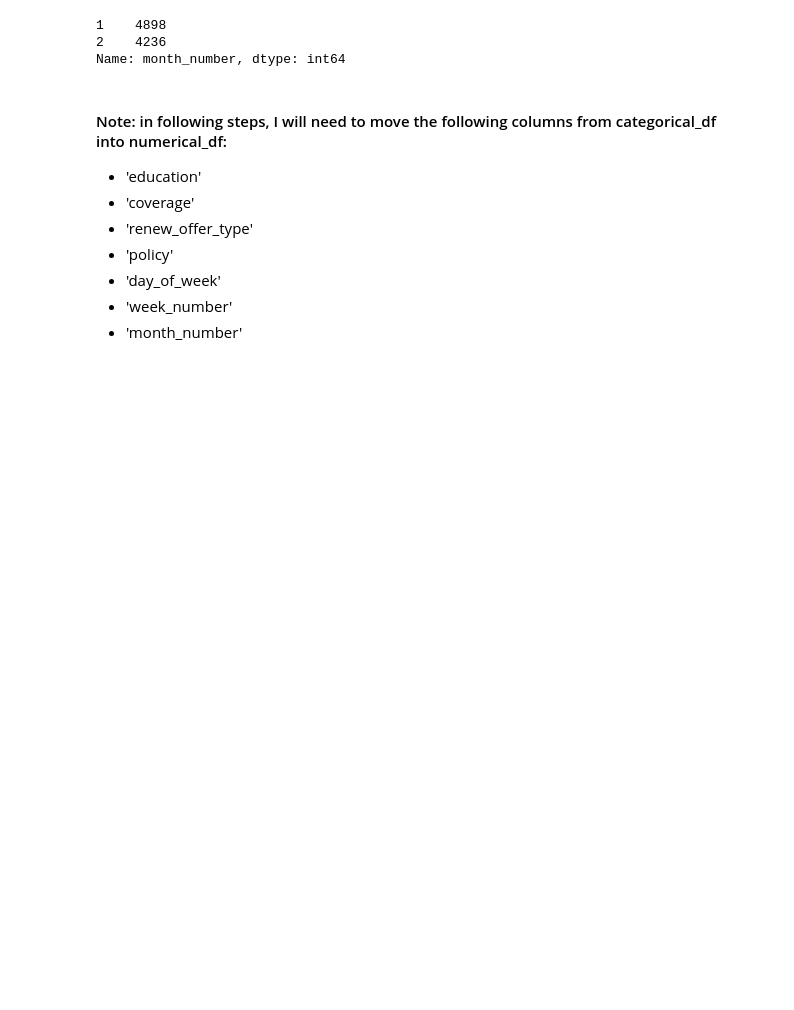
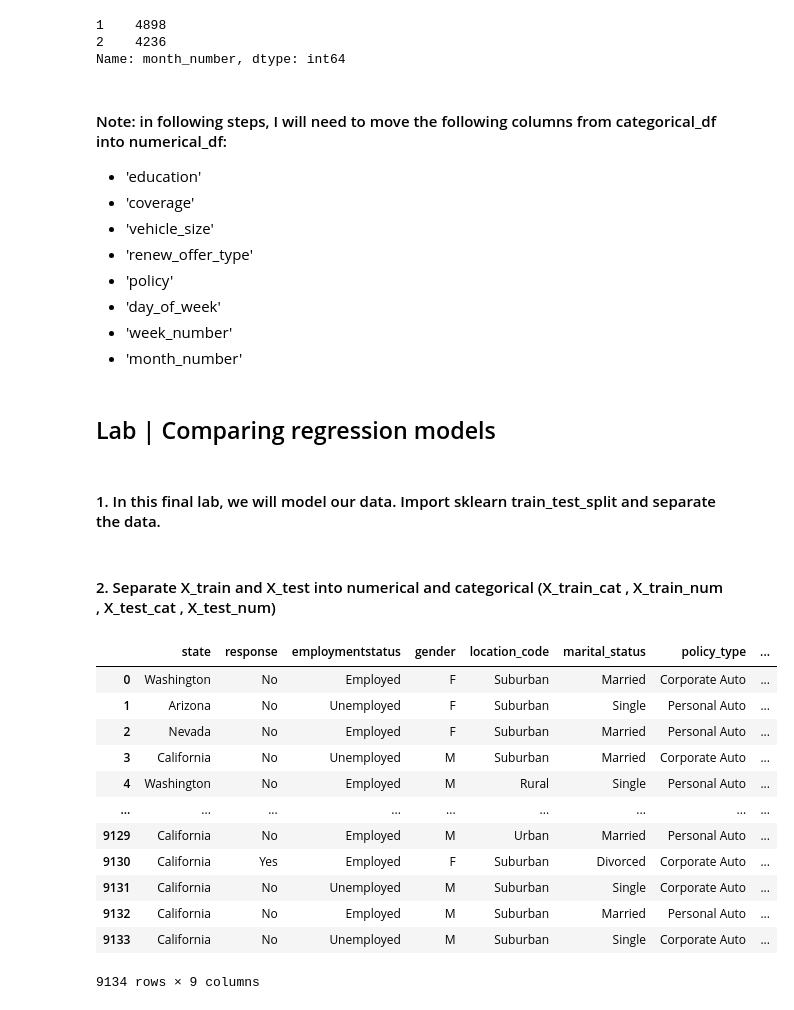
Before and after one commit to antomontilla/lab-cleaning-numerical-data, a Jupyter notebook: files_for_lab/Lab_cleaning_numericals_AM.ipynb, the cells around one changed output. Drawn from its saved outputs; the diff is of its cells as text; code cells hidden in the pictures; blank space fills up the shorter version.

Commit message:
solved labs nov-4, in two separate notebook

```diff
--- a/files_for_lab/Lab_cleaning_numericals_AM.ipynb
+++ b/files_for_lab/Lab_cleaning_numericals_AM.ipynb
@@ -1002,6 +1016,7 @@ Name: month_number, dtype: int64
 #### Note: in following steps, I will need to move the following columns from categorical_df into numerical_df:
 - 'education'
 - 'coverage'
+- 'vehicle_size'
 - 'renew_offer_type'
 - 'policy'
 - 'day_of_week'
@@ -1010,3 +1025,7 @@ Name: month_number, dtype: int64
 # %%
 #will save once more the categorical_df into a csv:
 categorical_df.to_csv('categorical.csv', index=False)
+# %% [markdown]
+## Lab | Comparing regression models
+# %% [markdown]
+#### 1. In this final lab, we will model our data. Import sklearn train_test_split and separate the data.
@@ -1012,0 +1034,32 @@ categorical_df.to_csv('categorical.csv', index=False)
+# %% [markdown]
+#### 2. Separate X_train and X_test into numerical and categorical (X_train_cat , X_train_num , X_test_cat , X_test_num)
+# %%
+#Before doing the train_test split, I will move the categorical columns that have been transformed using ordinal encoding into the numerical_df.
+#The reason for doing is that I want to avoid that the ordinal columns end up in the one hot encoding process.
+#By moving it to numerical, the columns will retain the ordinal 'order' even when being scaled.
+def move_to_numerical(categorical_df, numerical_df, column):
+    numerical_df[column] = categorical_df[column]
+    numerical_df[column] = pd.to_numeric(numerical_df[column])
+    categorical_df = categorical_df.drop([column], axis = 1)
+    return numerical_df, categorical_df
+
+columns_to_numerical = ['education', 'coverage', 'vehicle_size', 'renew_offer_type', 'policy', 'day_of_week', 'week_number', 'month_number']
+
+for c in columns_to_numerical:
+    numerical_df, categorical_df = move_to_numerical(categorical_df, numerical_df, c)
+
+categorical_df
+# %% [output]
+|  | state | response | employmentstatus | gender | location_code | marital_status | policy_type | ... |
+| 0 | Washington | No | Employed | F | Suburban | Married | Corporate Auto | ... |
+| 1 | Arizona | No | Unemployed | F | Suburban | Single | Personal Auto | ... |
+| 2 | Nevada | No | Employed | F | Suburban | Married | Personal Auto | ... |
+| 3 | California | No | Unemployed | M | Suburban | Married | Corporate Auto | ... |
+| 4 | Washington | No | Employed | M | Rural | Single | Personal Auto | ... |
+| ... | ... | ... | ... | ... | ... | ... | ... | ... |
+| 9129 | California | No | Employed | M | Urban | Married | Personal Auto | ... |
+| 9130 | California | Yes | Employed | F | Suburban | Divorced | Corporate Auto | ... |
+| 9131 | California | No | Unemployed | M | Suburban | Single | Corporate Auto | ... |
+| 9132 | California | No | Employed | M | Suburban | Married | Personal Auto | ... |
+| 9133 | California | No | Unemployed | M | Suburban | Single | Corporate Auto | ... |
+9134 rows × 9 columns
```
Also changed, not shown: parts of 35 cells of this notebook, 2 other files.
